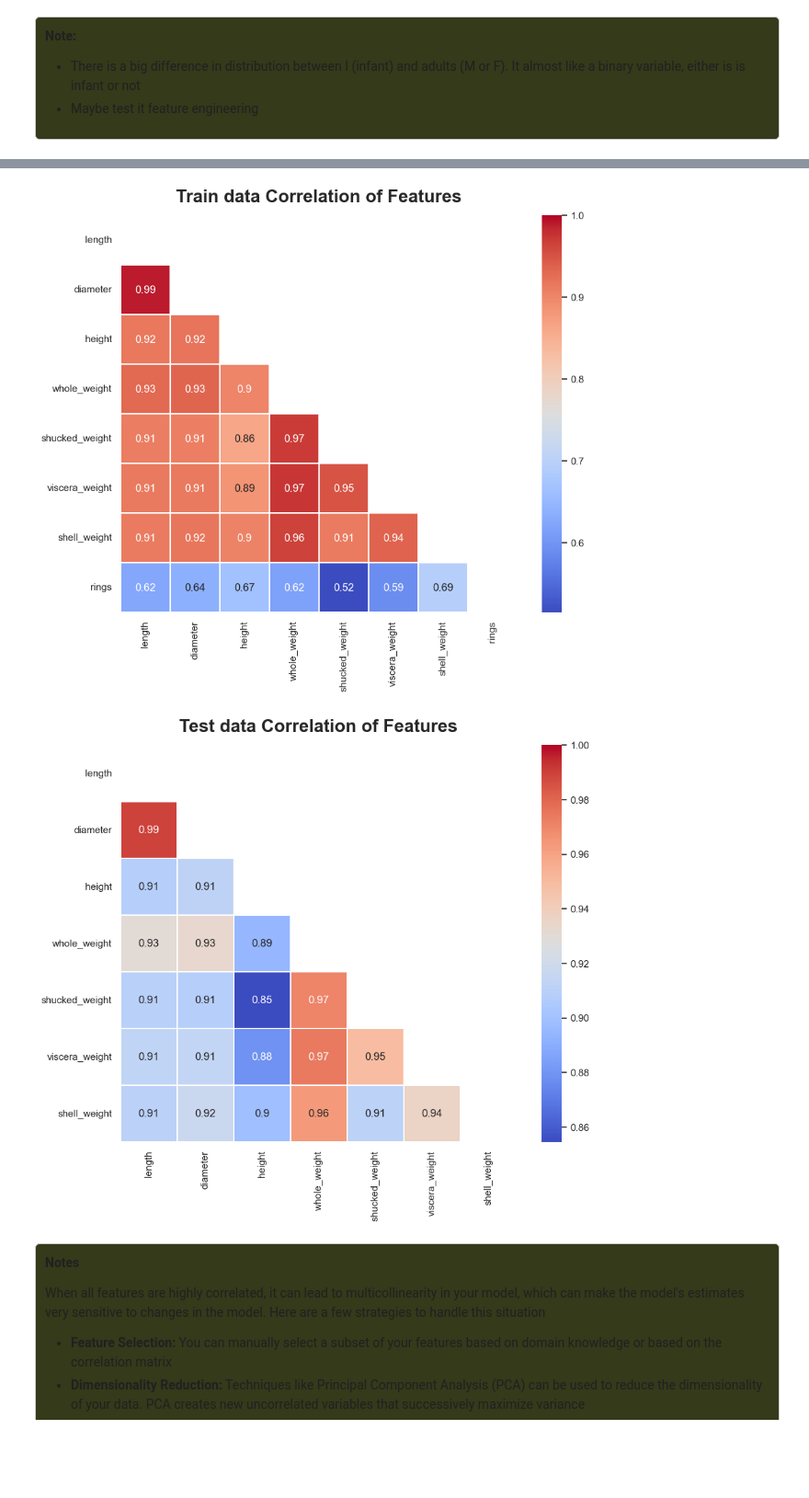
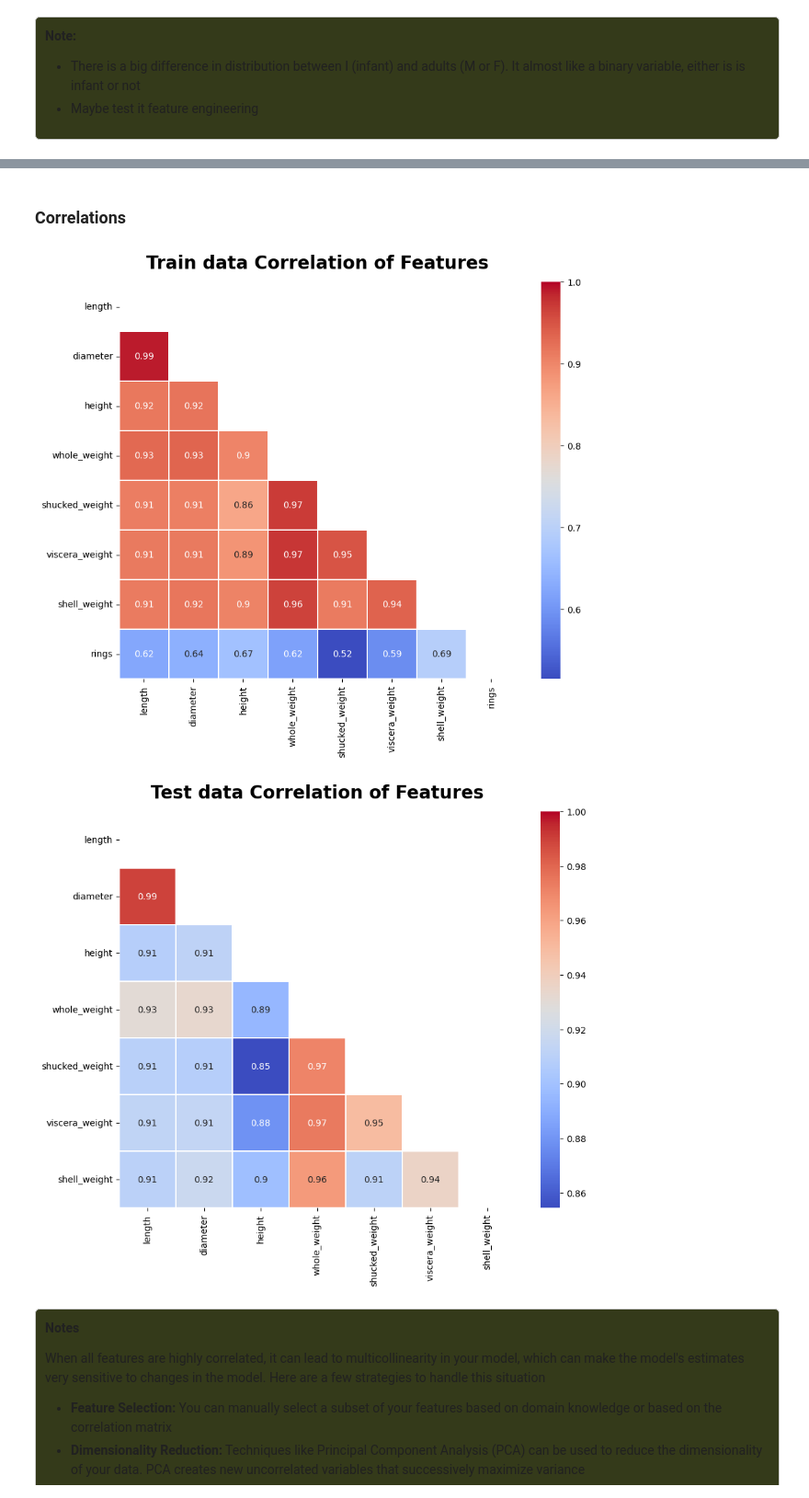
Before and after one commit to RuiFSP/Kaggle, a Jupyter notebook: Playground_Series_S4/4-Regression_with_an_Abalone_Dataset/regression_transformations.ipynb, the cells around one changed output, grey strips where cells are left out. Shown at 92% size. Cells and saved outputs as stored; diff of their text form; code cells hidden in the pictures; blank space fills up the shorter version.

```diff
--- a/Playground_Series_S4/4-Regression_with_an_Abalone_Dataset/regression_transformations.ipynb
+++ b/Playground_Series_S4/4-Regression_with_an_Abalone_Dataset/regression_transformations.ipynb
@@ -175,8 +181,9 @@ univariate_stats(test)
 numeric_cols = train.select_dtypes(exclude=['object']).columns.tolist()
 categorical_cols = train.select_dtypes(include=['object']).columns.tolist()
 target = 'rings'
+numeric_cols_without_target = [col for col in numeric_cols if col != target]
 
-numeric_cols, categorical_cols
+numeric_cols, categorical_cols, numeric_cols_without_target
 # %% [output]
 (['length',
   'diameter',
@@ -318,27 +273,29 @@ test
+# %% [markdown]
+### Correlations
 # %%
 def plot_heatmap(df,title):
 
     mask = np.zeros_like(df.astype(float).corr())
     mask[np.triu_indices_from(mask)] = True
 
     plt.figure(figsize=(10, 8))
 
     plt.title(f'{title} Correlation of Features', fontweight='bold', y=1.02, size=20)
 
     sns.heatmap(df.astype(float).corr(),
                 linewidths=0.1,
                 vmax=1.0,
                 square=True,
                 cmap='coolwarm',
                 linecolor='white',
                 annot=True,
                 mask=mask)
 
 plot_heatmap(train[numeric_cols], title='Train data')
-plot_heatmap(test, title='Test data')
+plot_heatmap(test[numeric_cols_without_target], title='Test data')
 # %% [output]
-[figure, old version]
+[figure, new version]
-[figure, old version]
+[figure, new version]
 # %% [markdown]
 <div style="background-color: #343A1A; padding: 10px; border: 1px solid #ccc; border-radius: 5px;">
 
```
Also changed, not shown: parts of 45 cells of this notebook.
